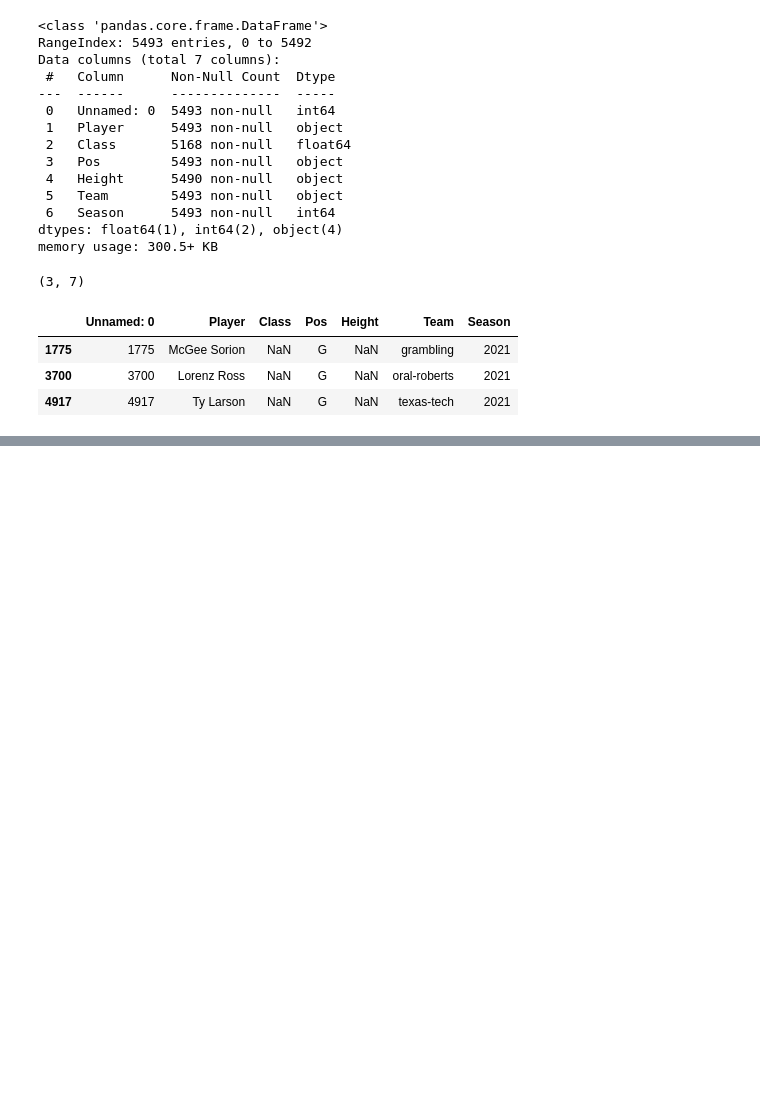
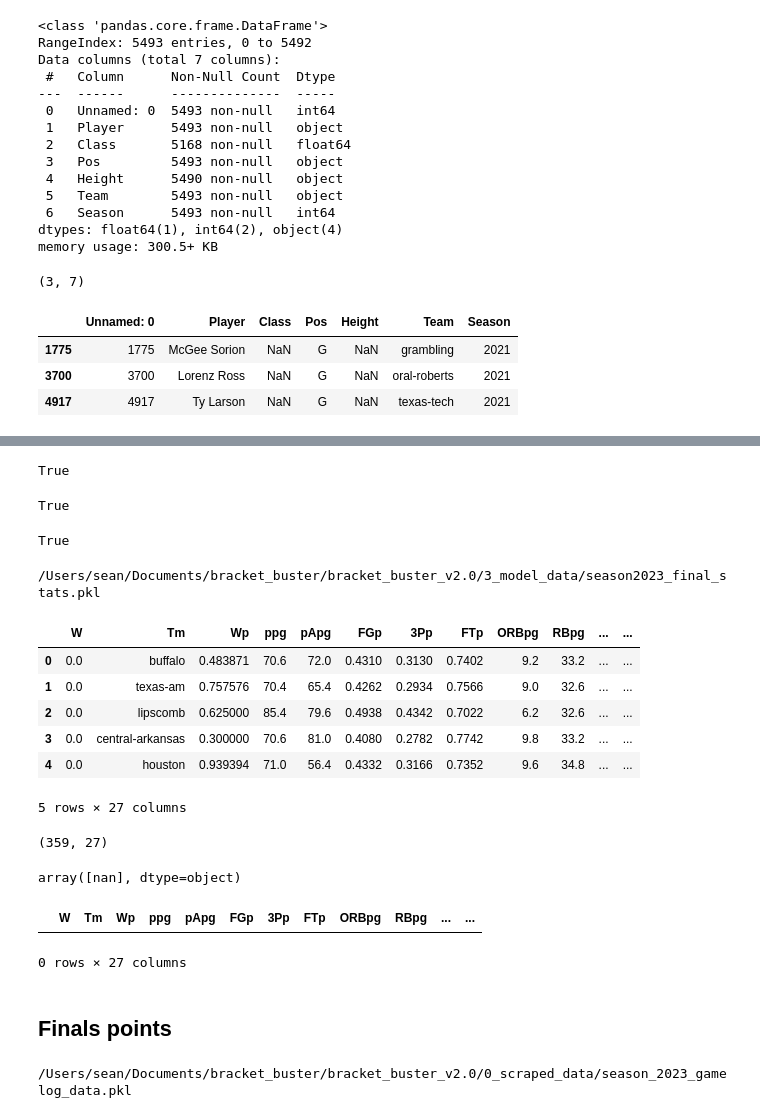
Before and after one commit to scostello28/bracket_buster_v2.0, a Jupyter notebook: notebooks/bracket_buster_testing.ipynb, the cells around one changed output, grey strips where cells are left out. Saved outputs shown, nothing was run; the diff lists cells and outputs as text; code cells hidden in the pictures; blank space fills up the shorter version.

Commit message:
generate brackets

```diff
--- a/notebooks/bracket_buster_testing.ipynb
+++ b/notebooks/bracket_buster_testing.ipynb
@@ -474,0 +477,55 @@ rdf_[rdf_['Height'].isna()]
+# %%
+type('sdds') == str
+# %% [output]
+True
+# %%
+type(['sdds']) == list
+# %% [output]
+True
+# %%
+type({'sdds': .5}) == dict
+# %% [output]
+True
+# %%
+season = 2023
+
+filename = f'3_model_data/season{season}_final_stats.pkl'
+file_path = os.path.join(source_dir, filename)
+print(file_path)
+# %% [output]
+/Users/sean/Documents/bracket_buster/bracket_buster_v2.0/3_model_data/season2023_final_stats.pkl
+# %%
+final_stats_df = pd.read_pickle(file_path)
+finalgames_data = final_stats_df[final_stats_df['GameType'] == f'season{season}']
+
+def pre_matchup_feature_selection(df):
+    df = df[['W', 'Tm', 'Wp', 'ppg', 'pApg', 'FGp', '3Pp', 'FTp', 'ORBpg',
+            'RBpg', 'ASTpg', 'STLpg', 'BLKpg', 'TOpg', 'PFpg', 'sos',
+            'exp_factor', 'C0', 'C1', 'C2', 'F0', 'F1', 'F2', 'G0', 'G1',
+            'G2', 'G3']]
+    return df
+
+finalgames_exp_tcf = pre_matchup_feature_selection(finalgames_data)
+# %%
+finalgames_exp_tcf.head()
+# %% [output]
+|  | W | Tm | Wp | ppg | pApg | FGp | 3Pp | FTp | ORBpg | RBpg | ... | ... |
+| 0 | 0.0 | buffalo | 0.483871 | 70.6 | 72.0 | 0.4310 | 0.3130 | 0.7402 | 9.2 | 33.2 | ... | ... |
+| 1 | 0.0 | texas-am | 0.757576 | 70.4 | 65.4 | 0.4262 | 0.2934 | 0.7566 | 9.0 | 32.6 | ... | ... |
+| 2 | 0.0 | lipscomb | 0.625000 | 85.4 | 79.6 | 0.4938 | 0.4342 | 0.7022 | 6.2 | 32.6 | ... | ... |
+| 3 | 0.0 | central-arkansas | 0.300000 | 70.6 | 81.0 | 0.4080 | 0.2782 | 0.7742 | 9.8 | 33.2 | ... | ... |
+| 4 | 0.0 | houston | 0.939394 | 71.0 | 56.4 | 0.4332 | 0.3166 | 0.7352 | 9.6 | 34.8 | ... | ... |
+5 rows × 27 columns
+# %%
+finalgames_exp_tcf[finalgames_exp_tcf.isna()].shape
+# %% [output]
+(359, 27)
+# %%
+finalgames_exp_tcf[finalgames_exp_tcf.isna()]['Tm'].unique()
+# %% [output]
+array([nan], dtype=object)
+# %%
+finalgames_exp_tcf[finalgames_exp_tcf['Tm'] == 'charleston']
+# %% [output]
+|  | W | Tm | Wp | ppg | pApg | FGp | 3Pp | FTp | ORBpg | RBpg | ... | ... |
+0 rows × 27 columns
@@ -474,0 +534,2 @@ rdf_[rdf_['Height'].isna()]
+# %% [markdown]
+## Finals points
@@ -474,0 +540,9 @@ rdf_[rdf_['Height'].isna()]
+# %%
+season = 2023
+
+filename = f"season_{season}_gamelog_data.pkl"
+data_dir = "0_scraped_data"
+file_path = os.path.join(source_dir, data_dir, filename)
+print(file_path)
+# %% [output]
+/Users/sean/Documents/bracket_buster/bracket_buster_v2.0/0_scraped_data/season_2023_gamelog_data.pkl
```
Also changed, not shown: parts of 15 cells of this notebook, 12 other files.
